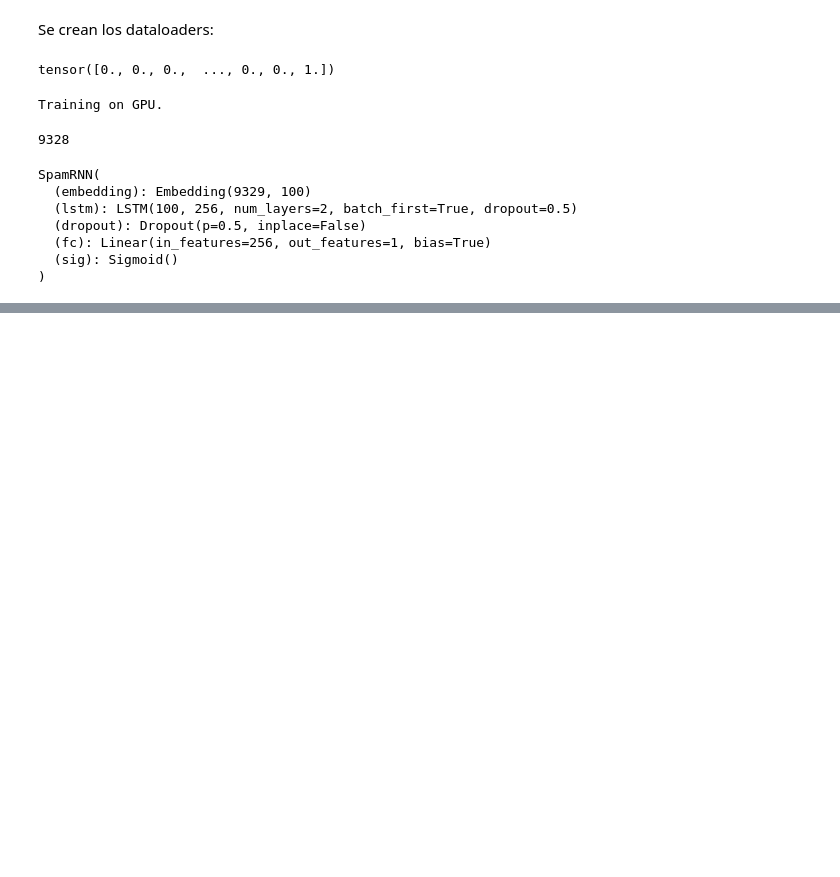
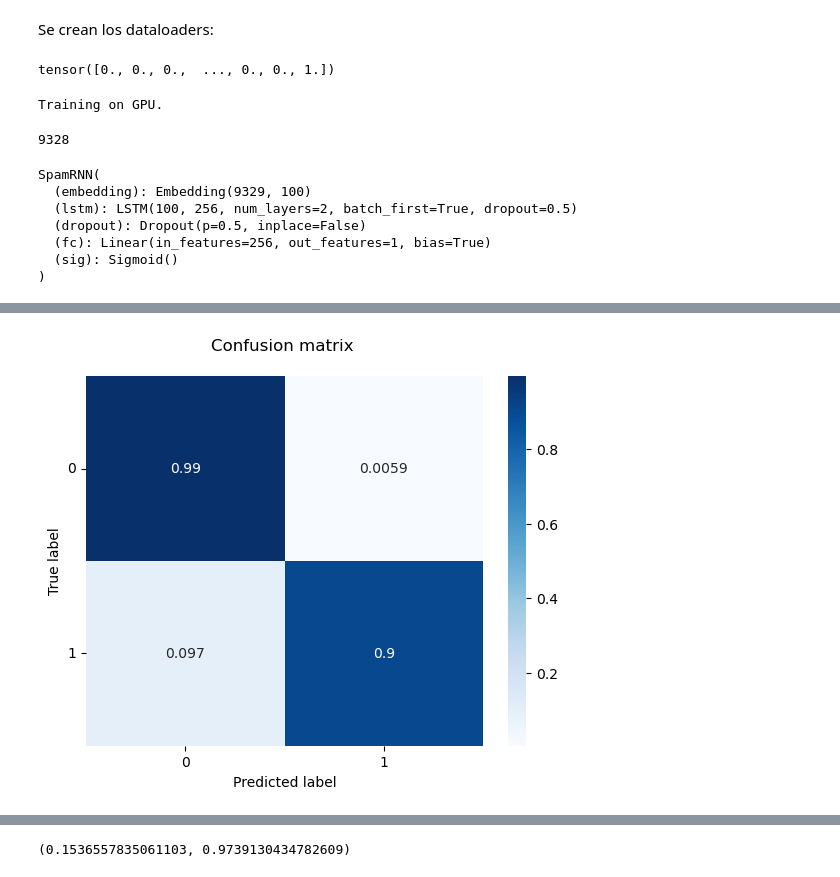
Before and after one commit to mvarasg/CC6204, a Jupyter notebook: Tareas/T3/Tarea_3_Deep_Learning.ipynb, the cells around one changed output, grey strips where cells are left out. Drawn from its saved outputs; the diff is of its cells as text; code cells hidden in the pictures; blank space fills up the shorter version.

```diff
--- a/Tareas/T3/Tarea_3_Deep_Learning.ipynb
+++ b/Tareas/T3/Tarea_3_Deep_Learning.ipynb
@@ -331,7 +331,7 @@ train_data = TensorDataset(train_x, train_y)
 valid_data = TensorDataset(val_x, val_y)
 test_data = TensorDataset(test_x, test_y)
 
-batch_size = 10
+batch_size = 50
 
 #DataLoaders
 train_loader = DataLoader(train_data, shuffle=True, batch_size=batch_size, drop_last=True, generator=torch.Generator().manual_seed(SEED))
@@ -534,39 +589,65 @@ for e in range(epochs):
 # %%
-# Calcular accuracy de test
+def evaluar_red(dict_red, test_loader=test_loader):
 
-test_losses = [] # track loss
-num_correct = 0
+    red = dict_red['red_entrenada']
+    criterion = nn.BCELoss()
 
-# Iniciar estado oculto
-h = net.init_hidden(batch_size)
+    test_losses = []  # Track loss
+    num_correct = 0
+    all_preds = []
+    all_labels = []
 
-net.eval()
-for inputs, labels in test_loader:
+    # Inicializar estado oculto
+    h = red.init_hidden(batch_size)  # Asegúrate de tener la variable batch_size definida
 
-    h = tuple([each.data for each in h])
+    red.eval()
+    for inputs, labels in test_loader:
 
-    if(train_on_gpu):
-        inputs, labels = inputs.cuda(), labels.cuda()
+        h = tuple([each.data for each in h])
 
-    output, h = net(inputs, h)
+        if train_on_gpu:
+            inputs, labels = inputs.cuda(), labels.cuda()
 
-    test_loss = criterion(output.squeeze(), labels.float())
-    test_losses.append(test_loss.item())
+        output, h = red(inputs, h)
 
-    # Convertir probabilidades a clases (0,1)
-    pred = torch.round(output.squeeze())
+        test_loss = criterion(output.squeeze(), labels.float())
+        test_losses.append(test_loss.item())
 
-    # Comparar predicciones a labels
-    correct_tensor = pred.eq(labels.float().view_as(pred))
-    correct = np.squeeze(correct_tensor.numpy()) if not train_on_gpu else np.squeeze(correct_tensor.cpu().numpy())
-    num_correct += np.sum(correct)
+        # Convertir probabilidades a clases (0,1)
+        pred = torch.round(output.squeeze())
 
+        # Comparar predicciones a labels
+        correct_tensor = pred.eq(labels.float().view_as(pred))
+        correct = np.squeeze(correct_tensor.cpu().numpy()) if train_on_gpu else np.squeeze(correct_tensor.numpy())
+        num_correct += np.sum(correct)
 
-# -- stats! -- ##
-# avg test loss
-print("Test loss: {:.3f}".format(np.mean(test_losses)))
+        all_preds.extend(pred.detach().cpu().numpy())
+        all_labels.extend(labels.cpu().numpy())
 
-# Accuracy de test
-test_acc = num_correct/len(test_loader.dataset)
-print("Test accuracy: {:.3f}".format(test_acc))
+    # Calcular estadísticas
+    test_loss_avg = np.mean(test_losses)
+    test_accuracy = num_correct / len(test_loader.dataset)
+
+    # Matriz de confusión
+    cm = confusion_matrix(all_labels, all_preds, normalize='true')
+    classes = list(range(len(cm)))
+
+    # Crear un DataFrame de la matriz de confusión
+    df = pd.DataFrame(cm, index=classes, columns=classes)
+
+    # Crear un heatmap de la matriz de confusión
+    g = sns.heatmap(df, annot=True, cmap="Blues")
+    g.set_yticklabels(g.get_yticklabels(), rotation=0)
+
+    plt.title('Confusion matrix \n')
+    plt.xlabel('Predicted label')
+    plt.ylabel('True label')
+    plt.autoscale()
+    plt.show()
+    print(f"test_loss_avg: {round(test_loss_avg,6)}\t test_accuracy: {round(test_accuracy*100,3)}%.")
+
+    return test_loss_avg, test_accuracy
+
+evaluar_red(dict_red1)
 # %% [output]
+[figure, added]
@@ -575,3 +655,4 @@ Test accuracy: 0.970
+(0.1536557835061103, 0.9739130434782609)
 # %%
 from string import punctuation
 
```
Also changed, not shown: parts of 9 cells of this notebook.
